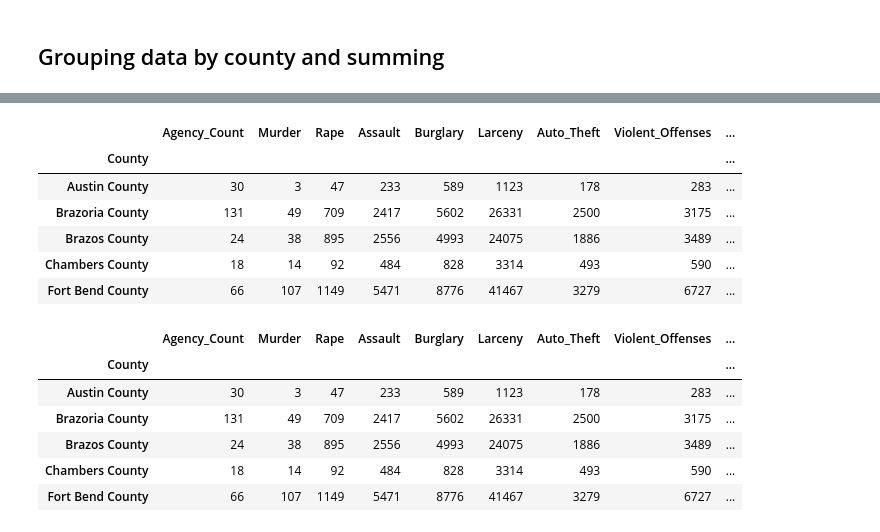
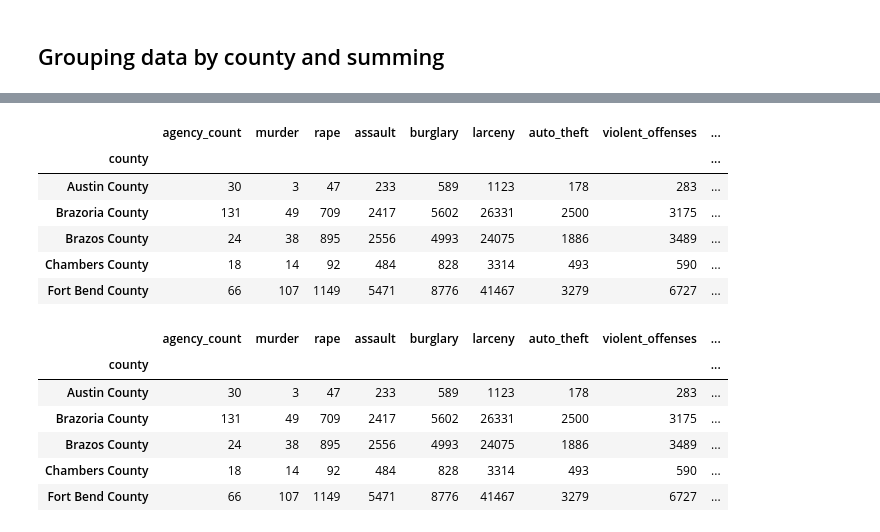
Before and after one commit to MiguelB512/Harris_Crime_Trends, a Jupyter notebook: County_Totals.ipynb, the cells around one changed output, grey strips where cells are left out. Drawn from its saved outputs; the diff is of its cells as text; code cells hidden in the pictures.

```diff
--- a/County_Totals.ipynb
+++ b/County_Totals.ipynb
@@ -30,5 +31,8 @@ df.head(10)
 | 7 | Brazoria County | 2016 | 22 | 8 | 110 | 395 | 996 | 4443 | 404 | ... |
 | 8 | Brazoria County | 2017 | 22 | 10 | 113 | 437 | 947 | 4111 | 370 | ... |
 | 9 | Brazoria County | 2018 | 21 | 4 | 131 | 377 | 800 | 4241 | 390 | ... |
+# %%
+# Setting column names to lowercase
+df.columns= df.columns.str.lower()
 # %%
 # Get number of value counts to divide population
@@ -74,7 +78,7 @@ dtype: object
 ## Grouping data by county and summing
 # %%
 # Group crimes by county and sum
-county_sum_df = df.groupby('County').sum()
-county_sum_df['Population'] = county_sum_df['Population'].div(6).map('{:.0f}'.format)
+county_sum_df = df.groupby('county').sum()
+county_sum_df['population'] = county_sum_df['population'].div(6).map('{:.0f}'.format)
 county_sum_df.head(10)
 # %% [output]
@@ -92,11 +96,11 @@ county_sum_df.head(10)
 | Matagorda County | 12105 | 26 | 20 | 148 | 638 | 1601 | 4798 | 240 | 806 | ... |
 # %%
 # Drop the year column
-county_sum_df.drop(['Year'], axis = 1, inplace = True)
+county_sum_df.drop(['year'], axis = 1, inplace = True)
 county_sum_df.head()
 # %% [output]
-|  | Agency_Count | Murder | Rape | Assault | Burglary | Larceny | Auto_Theft | Violent_Offenses | ... |
-| County |  |  |  |  |  |  |  |  | ... |
+|  | agency_count | murder | rape | assault | burglary | larceny | auto_theft | violent_offenses | ... |
+| county |  |  |  |  |  |  |  |  | ... |
 | Austin County | 30 | 3 | 47 | 233 | 589 | 1123 | 178 | 283 | ... |
 | Brazoria County | 131 | 49 | 709 | 2417 | 5602 | 26331 | 2500 | 3175 | ... |
 | Brazos County | 24 | 38 | 895 | 2556 | 4993 | 24075 | 1886 | 3489 | ... |
@@ -106,8 +110,8 @@ county_sum_df.head()
 # Check final DF
 county_sum_df.head()
 # %% [output]
-|  | Agency_Count | Murder | Rape | Assault | Burglary | Larceny | Auto_Theft | Violent_Offenses | ... |
-| County |  |  |  |  |  |  |  |  | ... |
+|  | agency_count | murder | rape | assault | burglary | larceny | auto_theft | violent_offenses | ... |
+| county |  |  |  |  |  |  |  |  | ... |
 | Austin County | 30 | 3 | 47 | 233 | 589 | 1123 | 178 | 283 | ... |
 | Brazoria County | 131 | 49 | 709 | 2417 | 5602 | 26331 | 2500 | 3175 | ... |
 | Brazos County | 24 | 38 | 895 | 2556 | 4993 | 24075 | 1886 | 3489 | ... |
```
Also changed, not shown: parts of 6 cells of this notebook, 7 other files.
